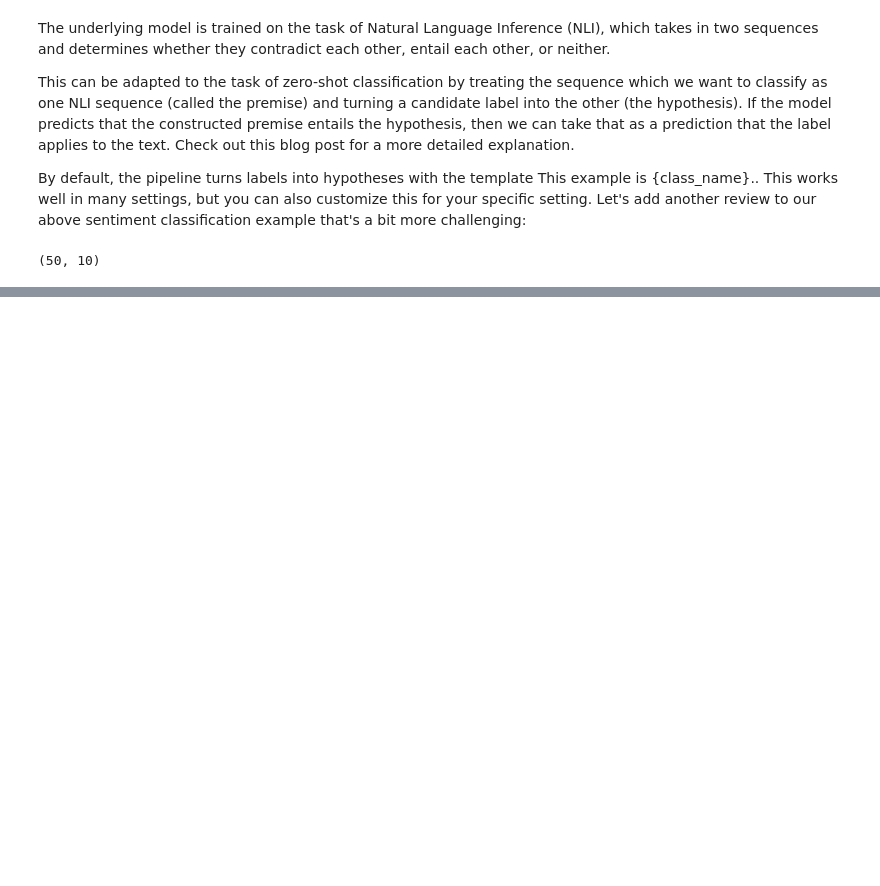
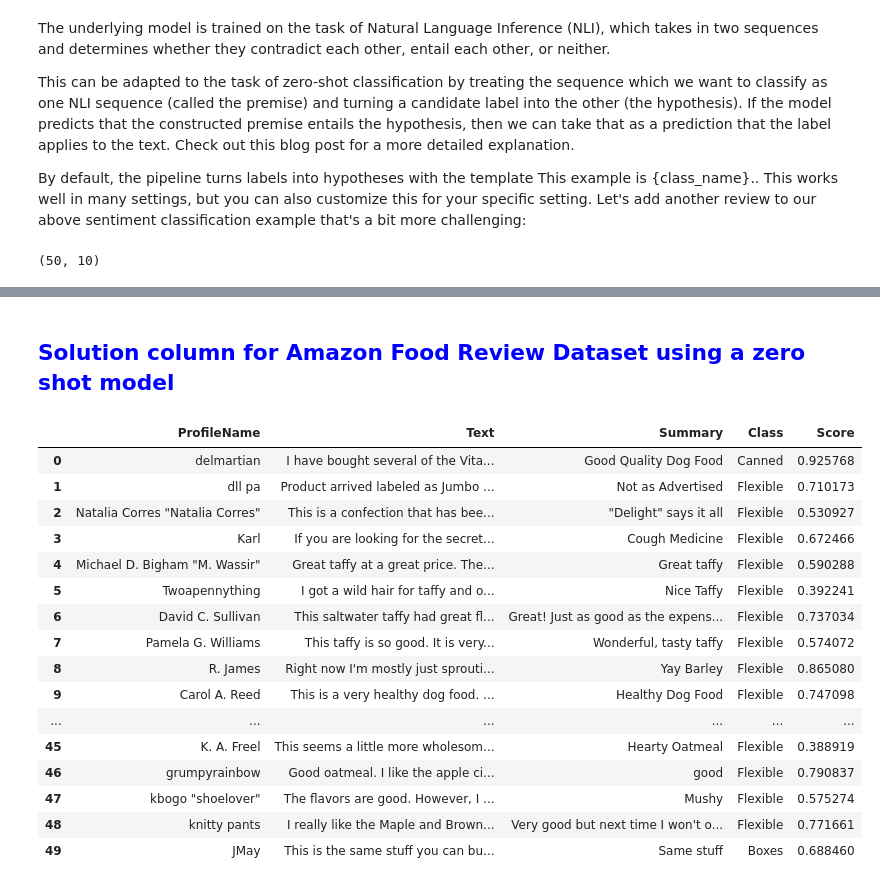
Before and after one commit to meetAmarAtGithub/Reva_6_DeepLearning, a Jupyter notebook: Module7_DeepLearning_Assignment1.ipynb, the cells around one changed output, grey strips where cells are left out. Saved outputs shown, nothing was run; the diff lists cells and outputs as text; code cells hidden in the pictures; blank space fills up the shorter version.

```diff
--- a/Module7_DeepLearning_Assignment1.ipynb
+++ b/Module7_DeepLearning_Assignment1.ipynb
@@ -302,0 +312,22 @@ sns.barplot(data = df_chart
+# %% [markdown]
+## <font color="blue">Solution column for Amazon Food Review Dataset using a zero shot model</font>
+# %%
+df[['ProfileName','Text','Summary','Class','Score']]
+# %% [output]
+|  | ProfileName | Text | Summary | Class | Score |
+| 0 | delmartian | I have bought several of the Vita... | Good Quality Dog Food | Canned | 0.925768 |
+| 1 | dll pa | Product arrived labeled as Jumbo ... | Not as Advertised | Flexible | 0.710173 |
+| 2 | Natalia Corres "Natalia Corres" | This is a confection that has bee... | "Delight" says it all | Flexible | 0.530927 |
+| 3 | Karl | If you are looking for the secret... | Cough Medicine | Flexible | 0.672466 |
+| 4 | Michael D. Bigham "M. Wassir" | Great taffy at a great price. The... | Great taffy | Flexible | 0.590288 |
+| 5 | Twoapennything | I got a wild hair for taffy and o... | Nice Taffy | Flexible | 0.392241 |
+| 6 | David C. Sullivan | This saltwater taffy had great fl... | Great! Just as good as the expens... | Flexible | 0.737034 |
+| 7 | Pamela G. Williams | This taffy is so good. It is very... | Wonderful, tasty taffy | Flexible | 0.574072 |
+| 8 | R. James | Right now I'm mostly just sprouti... | Yay Barley | Flexible | 0.865080 |
+| 9 | Carol A. Reed | This is a very healthy dog food. ... | Healthy Dog Food | Flexible | 0.747098 |
+| ... | ... | ... | ... | ... | ... |
+| 45 | K. A. Freel | This seems a little more wholesom... | Hearty Oatmeal | Flexible | 0.388919 |
+| 46 | grumpyrainbow | Good oatmeal. I like the apple ci... | good | Flexible | 0.790837 |
+| 47 | kbogo "shoelover" | The flavors are good. However, I ... | Mushy | Flexible | 0.575274 |
+| 48 | knitty pants | I really like the Maple and Brown... | Very good but next time I won't o... | Flexible | 0.771661 |
+| 49 | JMay | This is the same stuff you can bu... | Same stuff | Boxes | 0.688460 |
```
Also changed, not shown: parts of 4 cells of this notebook.
